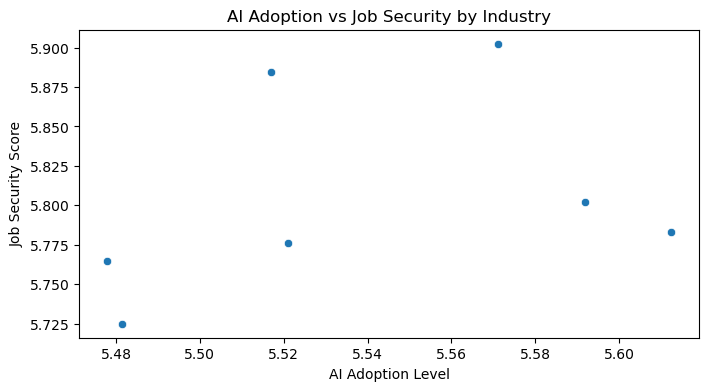
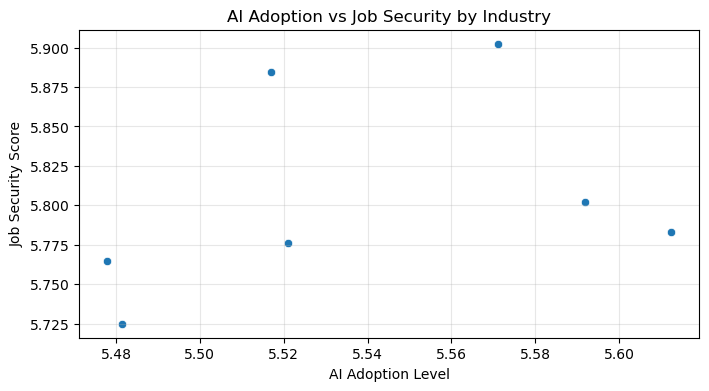
Code edit (unified diff) that turned the first committed figure into the second:
--- before
+++ after
@@ -7,4 +7,5 @@
 )
 
+plt.grid(alpha=0.3)
 plt.xlabel("AI Adoption Level")
 plt.ylabel("Job Security Score")

Commit: initial commit